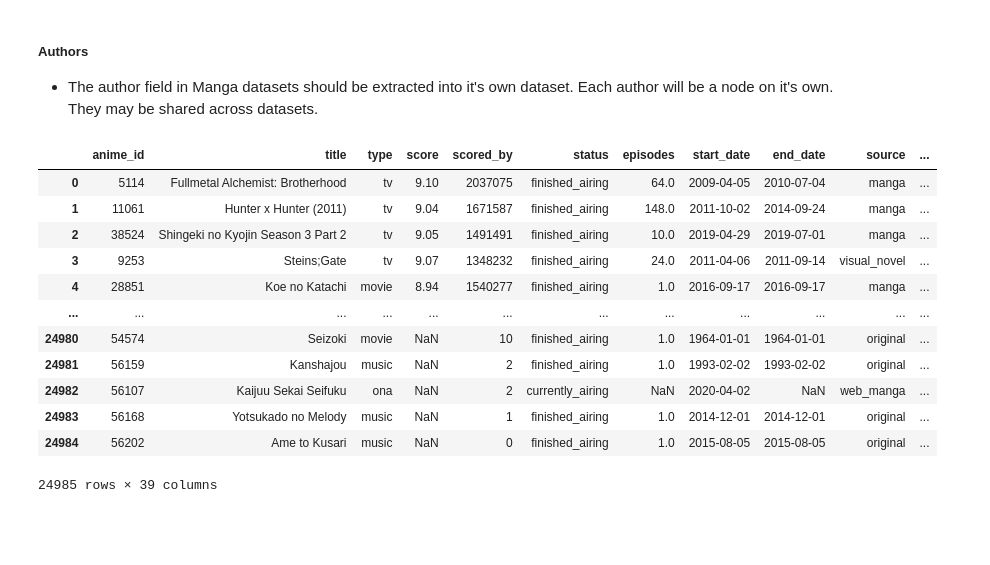
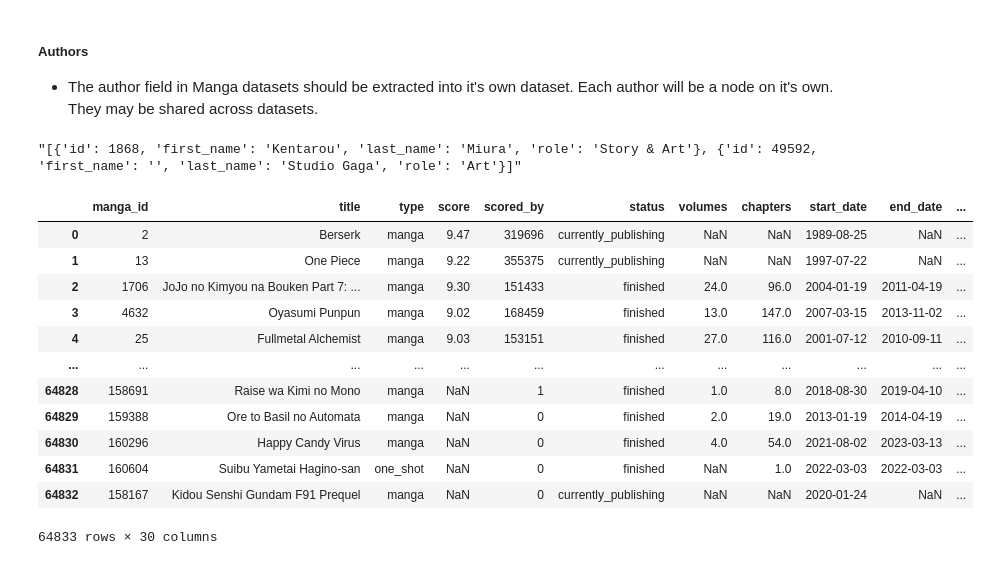
Before and after one commit to W3NDO/ArangoDbHackathon, a Jupyter notebook: my_solution.ipynb, the cells around one changed output. Cells and saved outputs as stored; diff of their text form; code cells hidden in the pictures; blank space fills up the shorter version.

```diff
--- a/my_solution.ipynb
+++ b/my_solution.ipynb
@@ -172,18 +189,25 @@ Studios:  ['pH Studio', 'TYO Animations', 'Animaruya', 'Garden Culture', 'Kung F
 # %% [markdown]
 ##### Authors
 - The author field in Manga datasets should be extracted into it's own dataset. Each author will be a node on it's own. They may be shared across datasets.
+# %%
+manga_authors = manga["authors"]
+manga_authors.head()[0]
+# %% [output]
+"[{'id': 1868, 'first_name': 'Kentarou', 'last_name': 'Miura', 'role': 'Story & Art'}, {'id': 49592, 'first_name': '', 'last_name': 'Studio Gaga', 'role': 'Art'}]"
 # %%
+
+manga
 # %% [output]
-|  | anime_id | title | type | score | scored_by | status | episodes | start_date | end_date | source | ... |
-| 0 | 5114 | Fullmetal Alchemist: Brotherhood | tv | 9.10 | 2037075 | finished_airing | 64.0 | 2009-04-05 | 2010-07-04 | manga | ... |
-| 1 | 11061 | Hunter x Hunter (2011) | tv | 9.04 | 1671587 | finished_airing | 148.0 | 2011-10-02 | 2014-09-24 | manga | ... |
-| 2 | 38524 | Shingeki no Kyojin Season 3 Part 2 | tv | 9.05 | 1491491 | finished_airing | 10.0 | 2019-04-29 | 2019-07-01 | manga | ... |
-| 3 | 9253 | Steins;Gate | tv | 9.07 | 1348232 | finished_airing | 24.0 | 2011-04-06 | 2011-09-14 | visual_novel | ... |
-| 4 | 28851 | Koe no Katachi | movie | 8.94 | 1540277 | finished_airing | 1.0 | 2016-09-17 | 2016-09-17 | manga | ... |
+|  | manga_id | title | type | score | scored_by | status | volumes | chapters | start_date | end_date | ... |
+| 0 | 2 | Berserk | manga | 9.47 | 319696 | currently_publishing | NaN | NaN | 1989-08-25 | NaN | ... |
+| 1 | 13 | One Piece | manga | 9.22 | 355375 | currently_publishing | NaN | NaN | 1997-07-22 | NaN | ... |
+| 2 | 1706 | JoJo no Kimyou na Bouken Part 7: ... | manga | 9.30 | 151433 | finished | 24.0 | 96.0 | 2004-01-19 | 2011-04-19 | ... |
+| 3 | 4632 | Oyasumi Punpun | manga | 9.02 | 168459 | finished | 13.0 | 147.0 | 2007-03-15 | 2013-11-02 | ... |
+| 4 | 25 | Fullmetal Alchemist | manga | 9.03 | 153151 | finished | 27.0 | 116.0 | 2001-07-12 | 2010-09-11 | ... |
 | ... | ... | ... | ... | ... | ... | ... | ... | ... | ... | ... | ... |
-| 24980 | 54574 | Seizoki | movie | NaN | 10 | finished_airing | 1.0 | 1964-01-01 | 1964-01-01 | original | ... |
-| 24981 | 56159 | Kanshajou | music | NaN | 2 | finished_airing | 1.0 | 1993-02-02 | 1993-02-02 | original | ... |
-| 24982 | 56107 | Kaijuu Sekai Seifuku | ona | NaN | 2 | currently_airing | NaN | 2020-04-02 | NaN | web_manga | ... |
-| 24983 | 56168 | Yotsukado no Melody | music | NaN | 1 | finished_airing | 1.0 | 2014-12-01 | 2014-12-01 | original | ... |
-| 24984 | 56202 | Ame to Kusari | music | NaN | 0 | finished_airing | 1.0 | 2015-08-05 | 2015-08-05 | original | ... |
+| 64828 | 158691 | Raise wa Kimi no Mono | manga | NaN | 1 | finished | 1.0 | 8.0 | 2018-08-30 | 2019-04-10 | ... |
+| 64829 | 159388 | Ore to Basil no Automata | manga | NaN | 0 | finished | 2.0 | 19.0 | 2013-01-19 | 2014-04-19 | ... |
+| 64830 | 160296 | Happy Candy Virus | manga | NaN | 0 | finished | 4.0 | 54.0 | 2021-08-02 | 2023-03-13 | ... |
+| 64831 | 160604 | Suibu Yametai Hagino-san | one_shot | NaN | 0 | finished | NaN | 1.0 | 2022-03-03 | 2022-03-03 | ... |
+| 64832 | 158167 | Kidou Senshi Gundam F91 Prequel | manga | NaN | 0 | currently_publishing | NaN | NaN | 2020-01-24 | NaN | ... |
-24985 rows × 39 columns
+64833 rows × 30 columns
```
Also changed, not shown: parts of 1 cell of this notebook, 1 other file.
